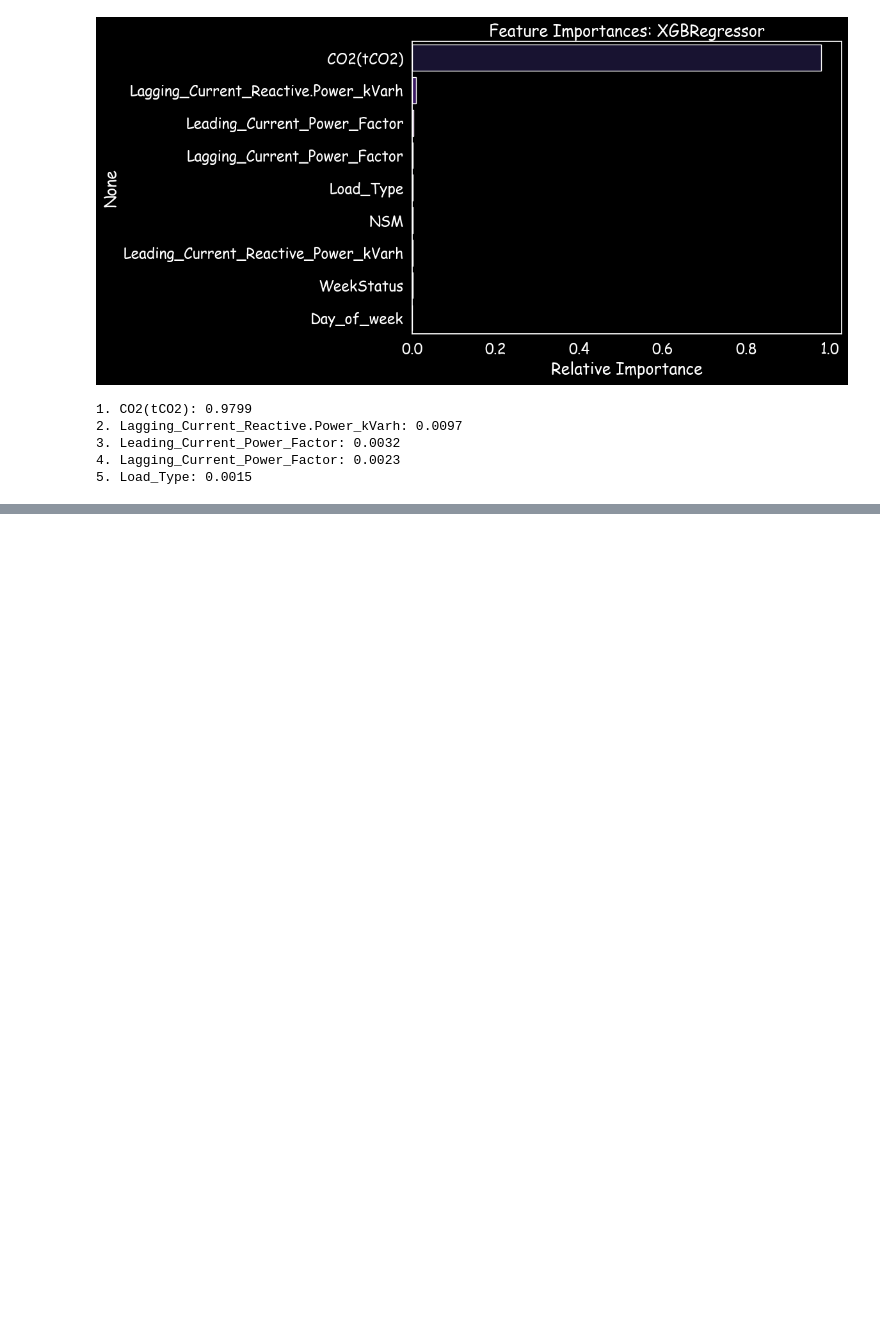
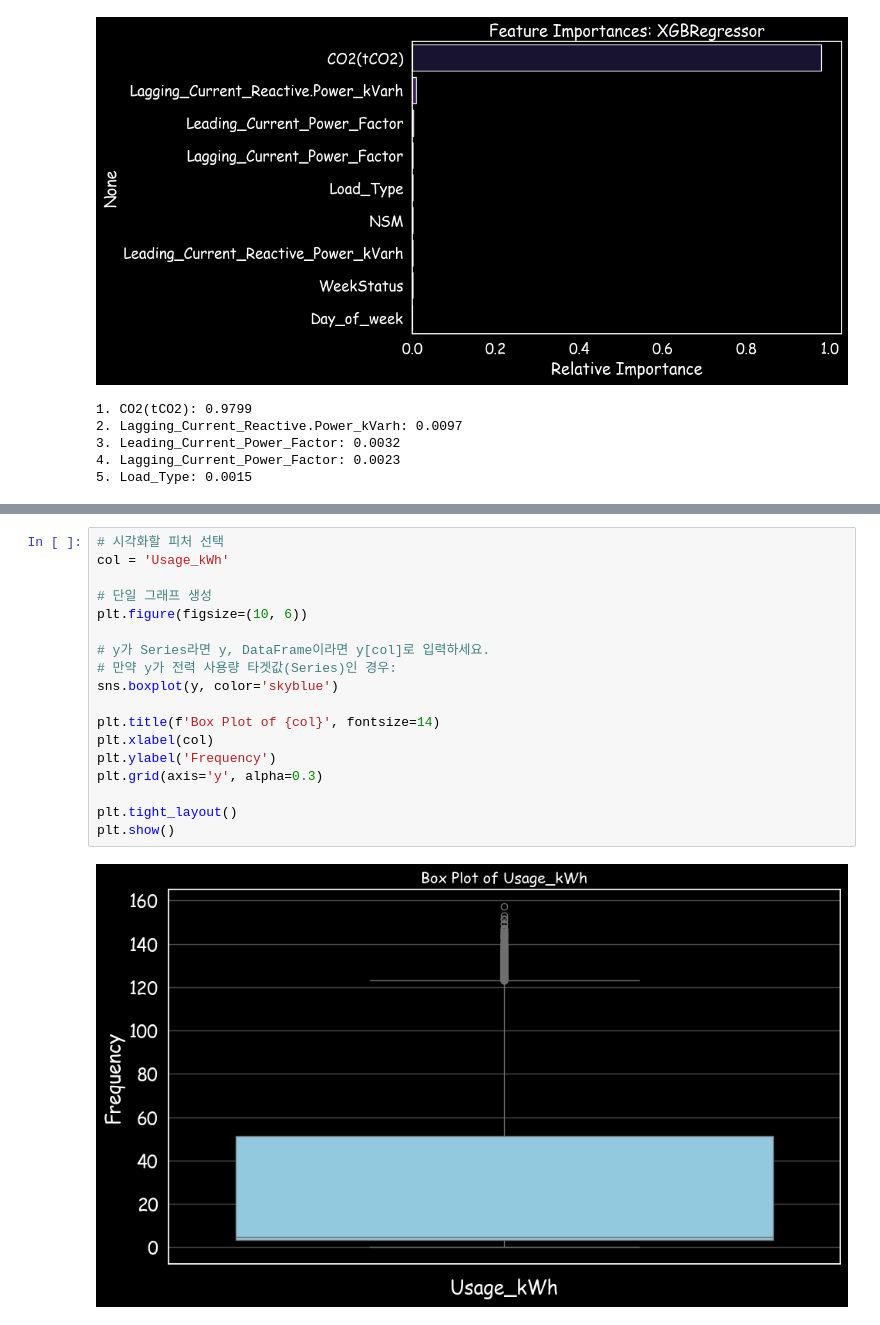
Before and after one commit to Kwonym0814/AIotDataAnalysis, a Jupyter notebook: workspace_python/프로젝트/캐글코드테스트.ipynb, the cells around one changed output, grey strips where cells are left out. Drawn from its saved outputs; the diff is of its cells as text; blank space fills up the shorter version.

```diff
--- a/workspace_python/프로젝트/캐글코드테스트.ipynb
+++ b/workspace_python/프로젝트/캐글코드테스트.ipynb
@@ -528,0 +619,20 @@ RMSE: 6.7460
+# %%
+# 시각화할 피처 선택
+col = 'Usage_kWh'
+
+# 단일 그래프 생성
+plt.figure(figsize=(10, 6))
+
+# y가 Series라면 y, DataFrame이라면 y[col]로 입력하세요.
+# 만약 y가 전력 사용량 타겟값(Series)인 경우:
+sns.boxplot(y, color='skyblue')
+
+plt.title(f'Box Plot of {col}', fontsize=14)
+plt.xlabel(col)
+plt.ylabel('Frequency')
+plt.grid(axis='y', alpha=0.3)
+
+plt.tight_layout()
+plt.show()
+# %% [output]
+[figure, added]
```
Also changed, not shown: parts of 13 cells of this notebook.
